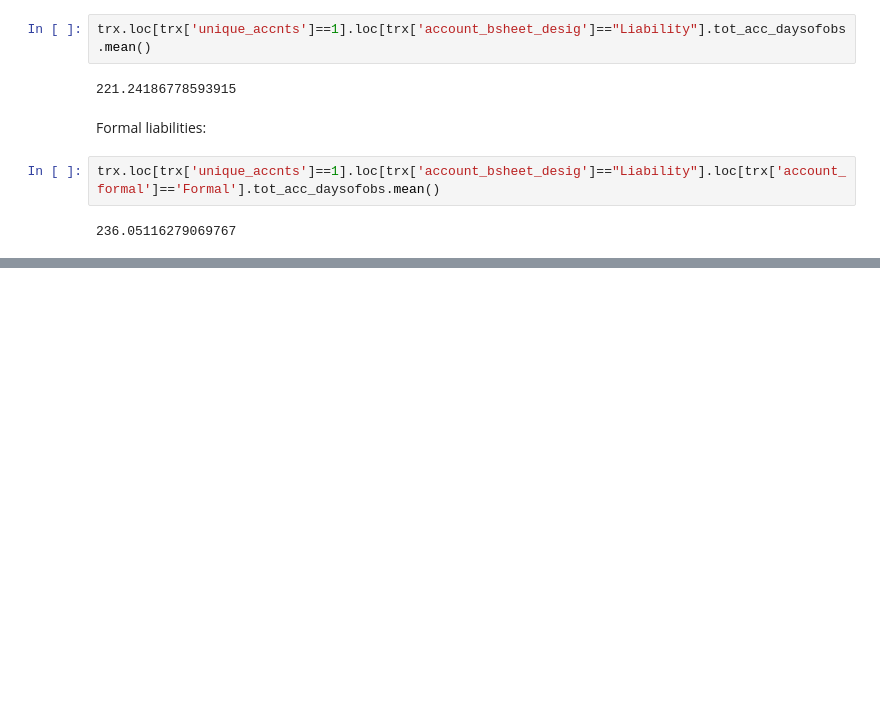
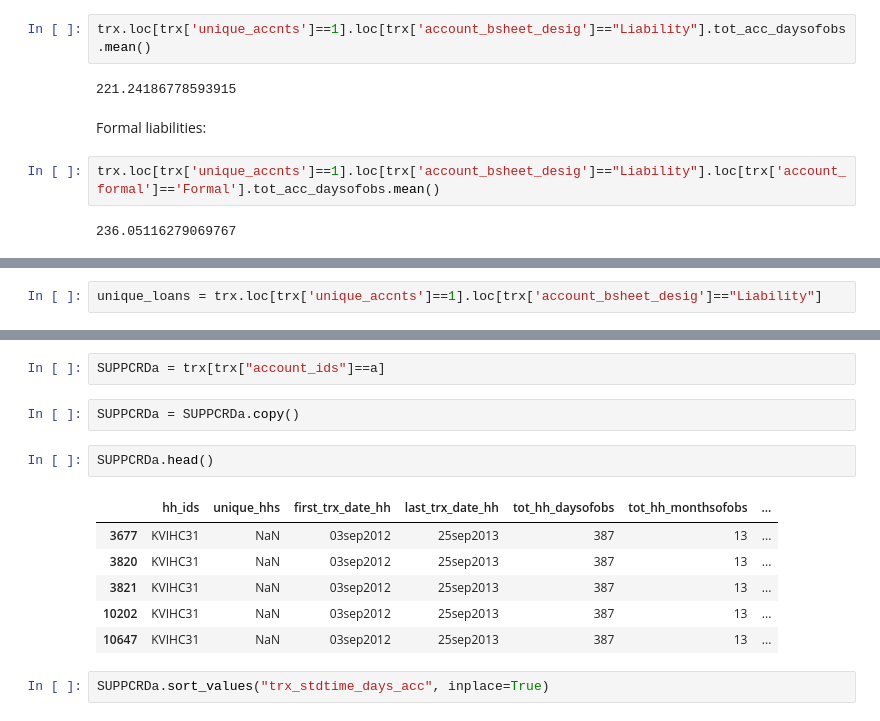
Before and after one commit to julclu/kenya_financial_diaries, a Jupyter notebook: different_loan_types_julia.ipynb, the cells around one changed output, grey strips where cells are left out. Drawn from its saved outputs; the diff is of its cells as text; blank space fills up the shorter version.

```diff
--- a/different_loan_types_julia.ipynb
+++ b/different_loan_types_julia.ipynb
@@ -184,0 +196,2 @@ trx.loc[trx['unique_accnts']==1].loc[trx['account_bsheet_desig']=="Liability"].l
+# %%
+unique_loans = trx.loc[trx['unique_accnts']==1].loc[trx['account_bsheet_desig']=="Liability"]
@@ -184,0 +291,15 @@ trx.loc[trx['unique_accnts']==1].loc[trx['account_bsheet_desig']=="Liability"].l
+# %%
+SUPPCRDa = trx[trx["account_ids"]==a]
+# %%
+SUPPCRDa = SUPPCRDa.copy()
+# %%
+SUPPCRDa.head()
+# %% [output]
+|  | hh_ids | unique_hhs | first_trx_date_hh | last_trx_date_hh | tot_hh_daysofobs | tot_hh_monthsofobs | ... |
+| 3677 | KVIHC31 | NaN | 03sep2012 | 25sep2013 | 387 | 13 | ... |
+| 3820 | KVIHC31 | NaN | 03sep2012 | 25sep2013 | 387 | 13 | ... |
+| 3821 | KVIHC31 | NaN | 03sep2012 | 25sep2013 | 387 | 13 | ... |
+| 10202 | KVIHC31 | NaN | 03sep2012 | 25sep2013 | 387 | 13 | ... |
+| 10647 | KVIHC31 | NaN | 03sep2012 | 25sep2013 | 387 | 13 | ... |
+# %%
+SUPPCRDa.sort_values("trx_stdtime_days_acc", inplace=True)
```
Also changed, not shown: parts of 21 cells of this notebook, 3 other files.
